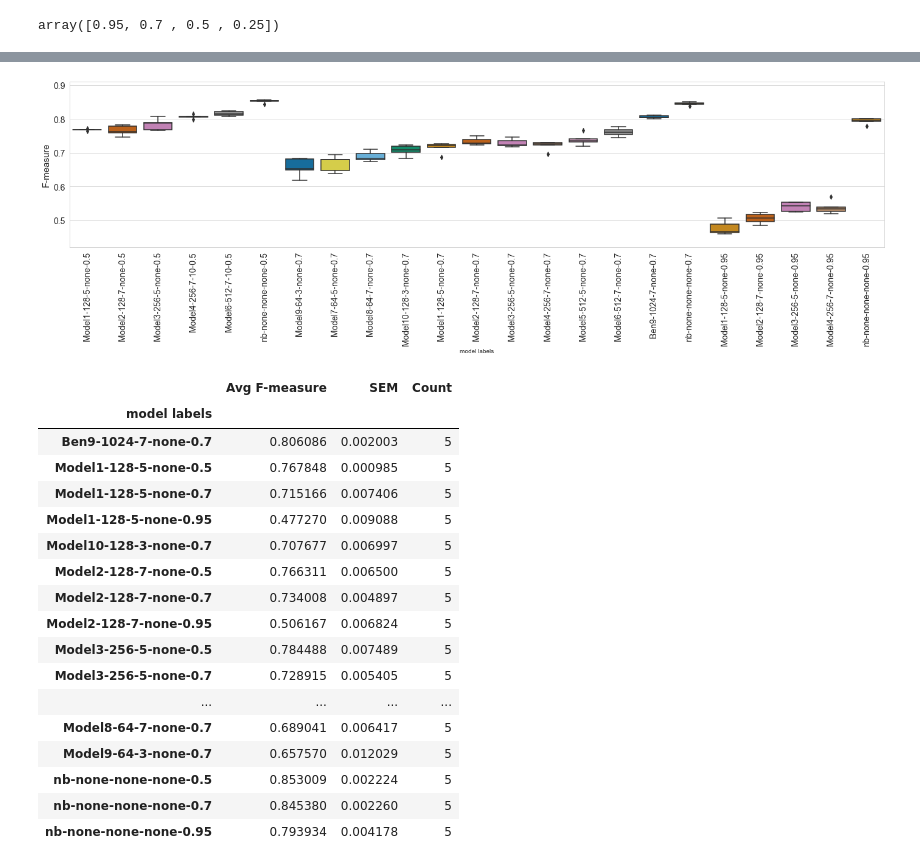
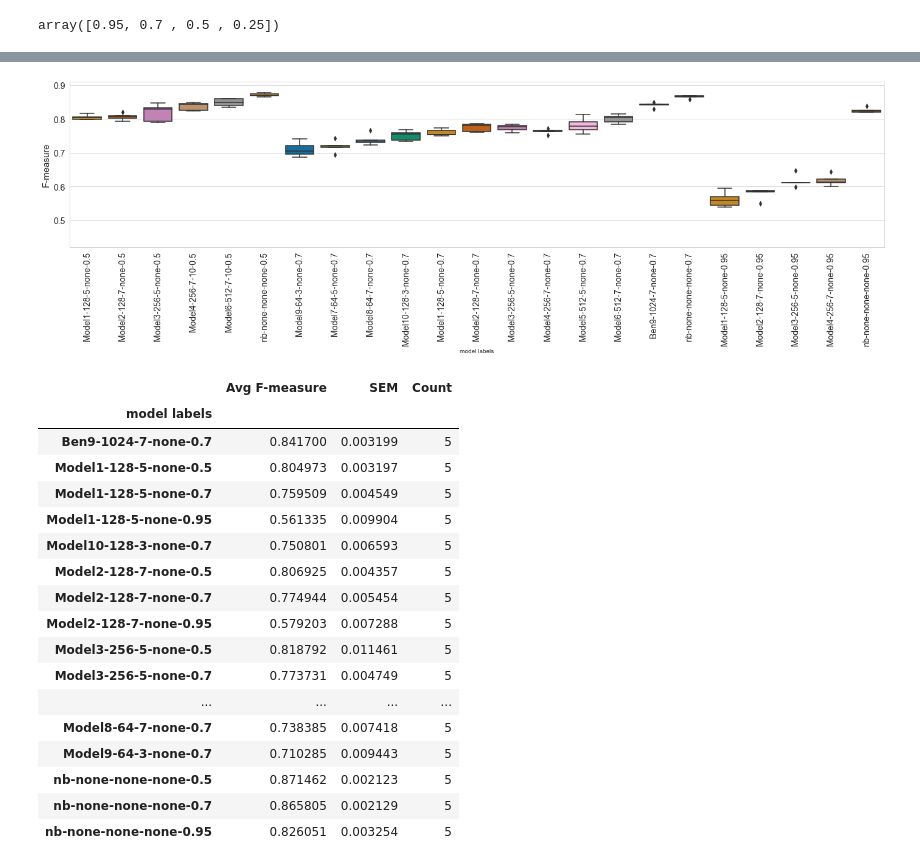
Before and after one commit to BenKaehler/paycheck, a Jupyter notebook: analysis/paycheck-eval-CNN.ipynb, the cells around one changed output, grey strips where cells are left out. Saved outputs shown, nothing was run; the diff lists cells and outputs as text; code cells hidden in the pictures.

```diff
--- a/analysis/paycheck-eval-CNN.ipynb
+++ b/analysis/paycheck-eval-CNN.ipynb
@@ -227,7 +230,7 @@ def plot_all_boxes(data, metric, params, y_ticks_major, y_ticks_minor, y_lims, p
         # calculate mean metric for each fold by grouping by model
         # reset index to unstack all the levels from the multi-level index for easy plotting
         grouped_level7 = data.groupby(['class weights', 'model name', 'level', 'confidence', 'fold', 'model suffix', 'model labels'] + params)
-        axis_data = grouped_level7.mean().reset_index()
+        axis_data = grouped_level7.apply(weighted_stats, **{"metric": metric}).reset_index()
         axis_data.sort_values(["confidence"] + params, ascending=True, inplace=True)
 
         # sort by confidence to plot in confidence groups
@@ -273,6 +276,10 @@ def calculate_aggregate_metrics(axis_data, metric, grouping_column):
     metric_table = pd.concat([axis_data_grouped.mean(), axis_data_grouped.sem(), axis_data_grouped.count()], axis=1)
     metric_table.columns = [f"Avg {metric}", "SEM", "Count"]
     return metric_table
+
+def weighted_stats(x, metric):
+    d1 = DescrStatsW(x[metric], weights=x['abundance'])
+    return pd.Series([d1.mean], index=[metric])
 # %% [markdown]
 ## Data sources and sample types
 In order to run the analyses below, update the path to where your data is located (`project_dir`). Also, indicate which sample types you want to use in the analysis (corresponding directories need to exist within your project directory). Class weights paths will be discovered automatically - you should see them below.
@@ -557,0 +567,3 @@ Merge successful.
+# %%
+abundance = pd.read_csv(os.path.join(project_dir, sample_types[0], "abundance.tsv"), sep='\t', index_col=0, header=None, squeeze=True, names=["sample", "abundance"]).astype(int, copy=False)
+abundance.head(4)
@@ -557,0 +579,10 @@ Merge successful.
+# %%
+prf_results_clean_with_params_folds_abundance = pd.merge(
+    left=prf_results_clean_with_params_folds, right=abundance, left_on="sample", right_index=True)
+
+if prf_results_clean_with_params_folds_abundance.shape[0] != prf_results_clean_with_params_folds.shape[0]:
+    print("Some samples were lost during merging abundance information into original df.")
+else:
+    print("Merge successful.")
+
+print("Rows without abundance info:", prf_results_clean_with_params_folds_abundance[prf_results_clean_with_params_folds_abundance["abundance"].isnull()].shape[0])
@@ -559,7 +593,7 @@ Merge successful.
 ## Visualise classification accuracy
 Run the cells below to generate plots showing various accuracy metrics of different models at different confidence levels.
 # %%
-level7 = prf_results_clean_with_params_folds[prf_results_clean_with_params_folds['level'] == 7]
+level7 = prf_results_clean_with_params_folds_abundance[prf_results_clean_with_params_folds_abundance['level'] == 7]
 
 # add missing confidence level to some models
 # level7.loc[level7["model name"] == "nb", "confidence"] = 0.7
@@ -613,47 +647,48 @@ level7_selected_models_weighted[level7_selected_models_weighted["confidence"] ==
 # %%
 metric = "F-measure"
 params = ["filters", "kernel_size"]
 y_lims = [0.42, 0.91] #[0.42, 0.91]
 y_ticks_major = [0.5, 0.91]
 y_ticks_minor = False
-other_columns = ["level", "model name", "confidence", "fold", "class weights", "model suffix"]
+other_columns = ["level", "model name", "confidence", "fold", "class weights", "model suffix", "abundance"]
 conf_levels = [0.5, 0.7, 0.95]
 palette = "colorblind"
-save_loc = os.path.join(project_dir, sample_types[0], f"fig-{metric}-cnn-allmodels.svg")
+# save_loc = os.path.join(project_dir, sample_types[0], f"fig-{metric}-cnn-allmodels.svg")
+save_loc = None
 
 data_slice = level7_selected_models_weighted[["F-measure", "Precision", "Recall"] + params + other_columns]
 data_slice = data_slice.fillna('none')
 data_slice["model labels"] = data_slice.apply(generate_model_label, axis=1)
 
 selection1 = (data_slice["model suffix"].isin(['none', '10', 'sg'])) & data_slice["confidence"].isin(conf_levels)
 selection2 = data_slice["model name"].isin([f"Model{x}" for x in range(1, 11)] + ["nb", "Ben9"])
 selection3 = ~data_slice["model labels"].isin(["Model4-256-7-none-0.5", "Ben9-1024-7-20-0.7", "Model11-none-none-none-0.7", "Model4-256-7-10-0.25"])
 
 data = data_slice[selection1 & selection2 & selection3]
 
 axis_data = plot_all_boxes(data, metric, params, y_ticks_major, y_ticks_minor, y_lims, palette, save_loc=save_loc)
 
 calculate_aggregate_metrics(axis_data, metric, "model labels")
 # %% [output]
-[figure, old version]
+[figure, new version]
 |  | Avg F-measure | SEM | Count |
 | model labels |  |  |  |
-| Ben9-1024-7-none-0.7 | 0.806086 | 0.002003 | 5 |
-| Model1-128-5-none-0.5 | 0.767848 | 0.000985 | 5 |
-| Model1-128-5-none-0.7 | 0.715166 | 0.007406 | 5 |
-| Model1-128-5-none-0.95 | 0.477270 | 0.009088 | 5 |
-| Model10-128-3-none-0.7 | 0.707677 | 0.006997 | 5 |
-| Model2-128-7-none-0.5 | 0.766311 | 0.006500 | 5 |
-| Model2-128-7-none-0.7 | 0.734008 | 0.004897 | 5 |
-| Model2-128-7-none-0.95 | 0.506167 | 0.006824 | 5 |
-| Model3-256-5-none-0.5 | 0.784488 | 0.007489 | 5 |
-| Model3-256-5-none-0.7 | 0.728915 | 0.005405 | 5 |
+| Ben9-1024-7-none-0.7 | 0.841700 | 0.003199 | 5 |
+| Model1-128-5-none-0.5 | 0.804973 | 0.003197 | 5 |
+| Model1-128-5-none-0.7 | 0.759509 | 0.004549 | 5 |
+| Model1-128-5-none-0.95 | 0.561335 | 0.009904 | 5 |
+| Model10-128-3-none-0.7 | 0.750801 | 0.006593 | 5 |
+| Model2-128-7-none-0.5 | 0.806925 | 0.004357 | 5 |
+| Model2-128-7-none-0.7 | 0.774944 | 0.005454 | 5 |
+| Model2-128-7-none-0.95 | 0.579203 | 0.007288 | 5 |
+| Model3-256-5-none-0.5 | 0.818792 | 0.011461 | 5 |
+| Model3-256-5-none-0.7 | 0.773731 | 0.004749 | 5 |
 | ... | ... | ... | ... |
-| Model8-64-7-none-0.7 | 0.689041 | 0.006417 | 5 |
-| Model9-64-3-none-0.7 | 0.657570 | 0.012029 | 5 |
-| nb-none-none-none-0.5 | 0.853009 | 0.002224 | 5 |
-| nb-none-none-none-0.7 | 0.845380 | 0.002260 | 5 |
-| nb-none-none-none-0.95 | 0.793934 | 0.004178 | 5 |
+| Model8-64-7-none-0.7 | 0.738385 | 0.007418 | 5 |
+| Model9-64-3-none-0.7 | 0.710285 | 0.009443 | 5 |
+| nb-none-none-none-0.5 | 0.871462 | 0.002123 | 5 |
+| nb-none-none-none-0.7 | 0.865805 | 0.002129 | 5 |
+| nb-none-none-none-0.95 | 0.826051 | 0.003254 | 5 |
 # %%
 metric = "Precision"
 params = ["filters", "kernel_size"]
```
Also changed, not shown: parts of 10 cells of this notebook.
